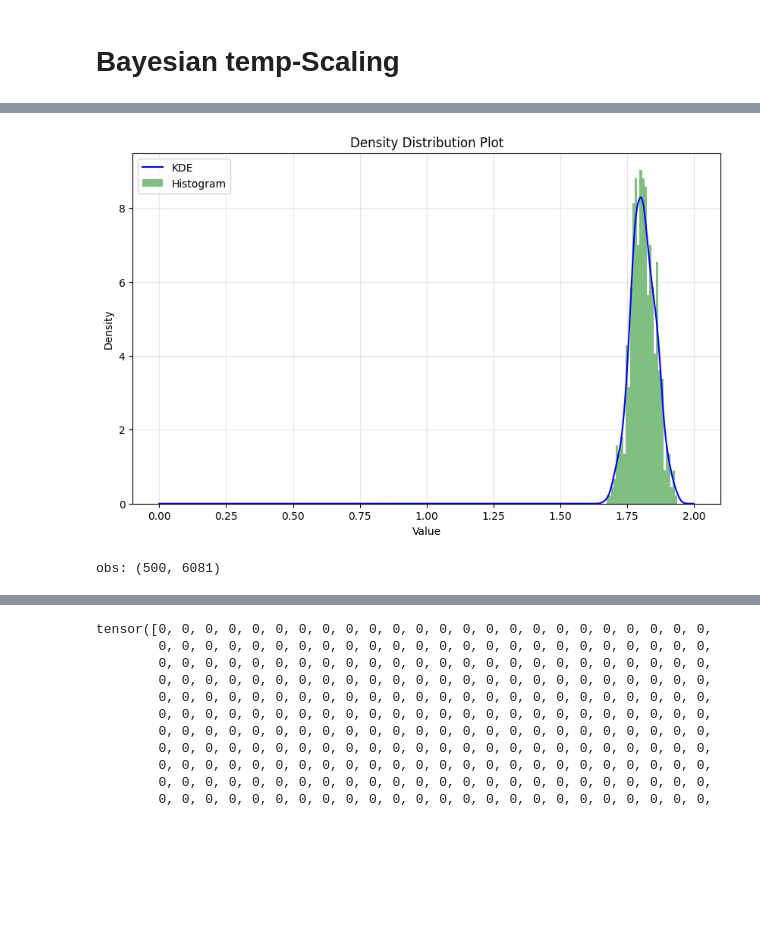
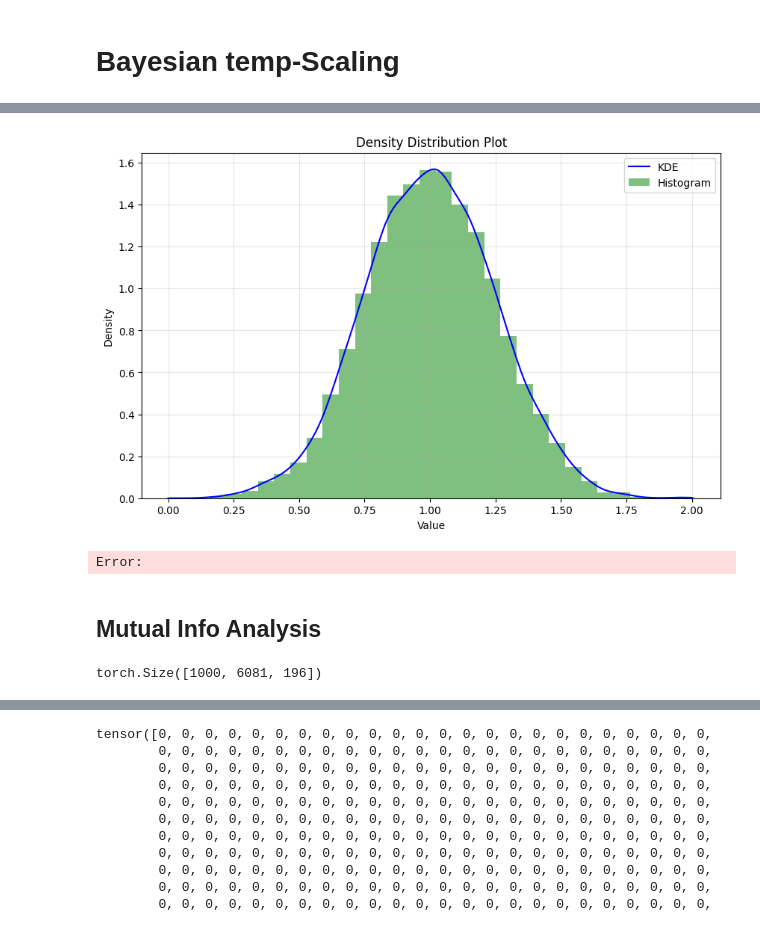
Before and after one commit to SergioAlvarezB/adaptive-tempscaling, a Jupyter notebook: adaptive_tempscaling/notebooks/mcmc-TS.ipynb, the cells around one changed output, grey strips where cells are left out. Cells and saved outputs as stored; diff of their text form; code cells hidden in the pictures; blank space fills up the shorter version.

```diff
--- a/adaptive_tempscaling/notebooks/mcmc-TS.ipynb
+++ b/adaptive_tempscaling/notebooks/mcmc-TS.ipynb
@@ -82 +38,4 @@ def mcmc_TS(logits, targets):
+# %%
+mcmc_VS = VectorScaling()
+mcmc_VS.fit(X_val=X_val, Y_val=Y_val, num_samples=1000)
 # %%
@@ -91,31 +45,27 @@ mcmc.run(X_val, Y_val);
 # %%
-samples = mcmc.get_samples()
-posterior_T = samples['invT']**(-1)
+samples = mcmc_VS.mcmc.get_samples()
 # %%
-data = posterior_T.detach().numpy().flatten()
+data = samples['b'].detach().numpy().flatten()
 
 # Calculate the kernel density estimation
 kde = gaussian_kde(data)
 x_range = np.linspace(0, 2, 500)
 y_values = kde(x_range)
 
 # Create the plot
 plt.figure(figsize=(10, 6))
 plt.plot(x_range, y_values, 'b-', label='KDE')
 plt.hist(data, bins=30, density=True, alpha=0.5, color='g', label='Histogram')
 plt.xlabel('Value')
 plt.ylabel('Density')
 plt.title('Density Distribution Plot')
 plt.legend()
 plt.grid(True, alpha=0.3)
 
 # Show the plot
 plt.show()
 # %% [output]
-[figure, old version]
+[figure, new version]
+Error:
-# %%
-predictive = Predictive(mcmc_TS, samples)(X_test, None)
-for k, v in predictive.items():
-    print(f"{k}: {tuple(v.shape)}")
-# %% [output]
-obs: (500, 6081)
+# %% [markdown]
+## Mutual Info Analysis
@@ -121,0 +80,4 @@ obs: (500, 6081)
+# %%
+preds_test.shape
+# %% [output]
+torch.Size([1000, 6081, 196])
```
Also changed, not shown: parts of 15 cells of this notebook, 2 other files.
